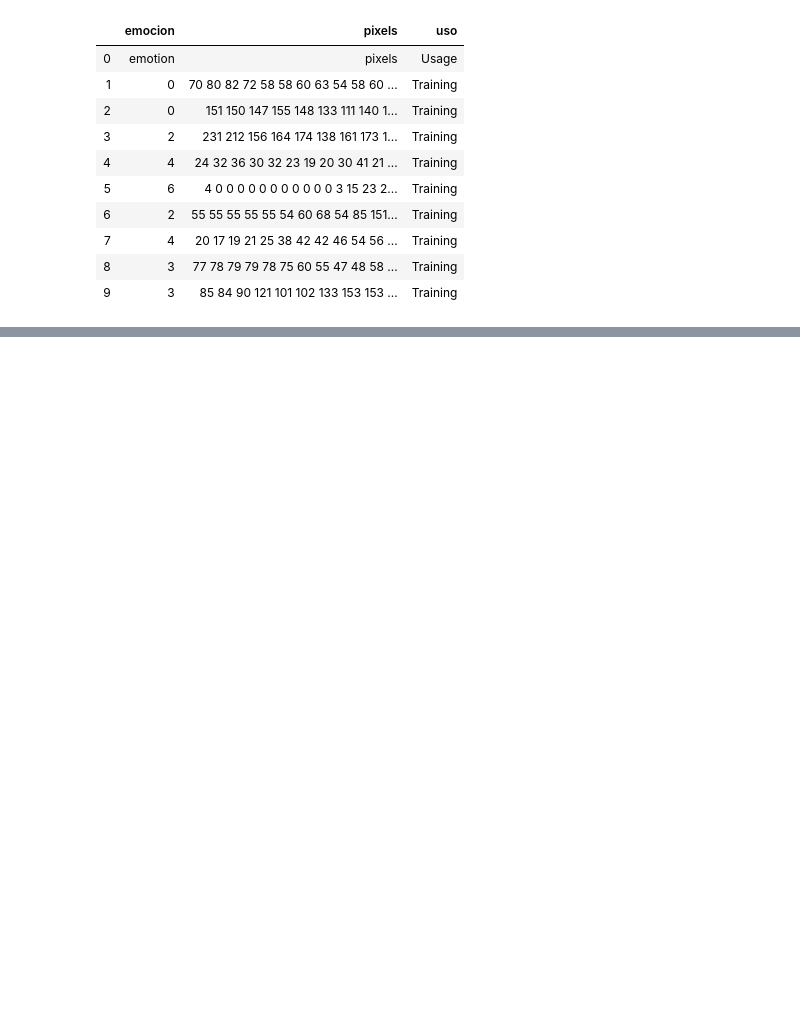
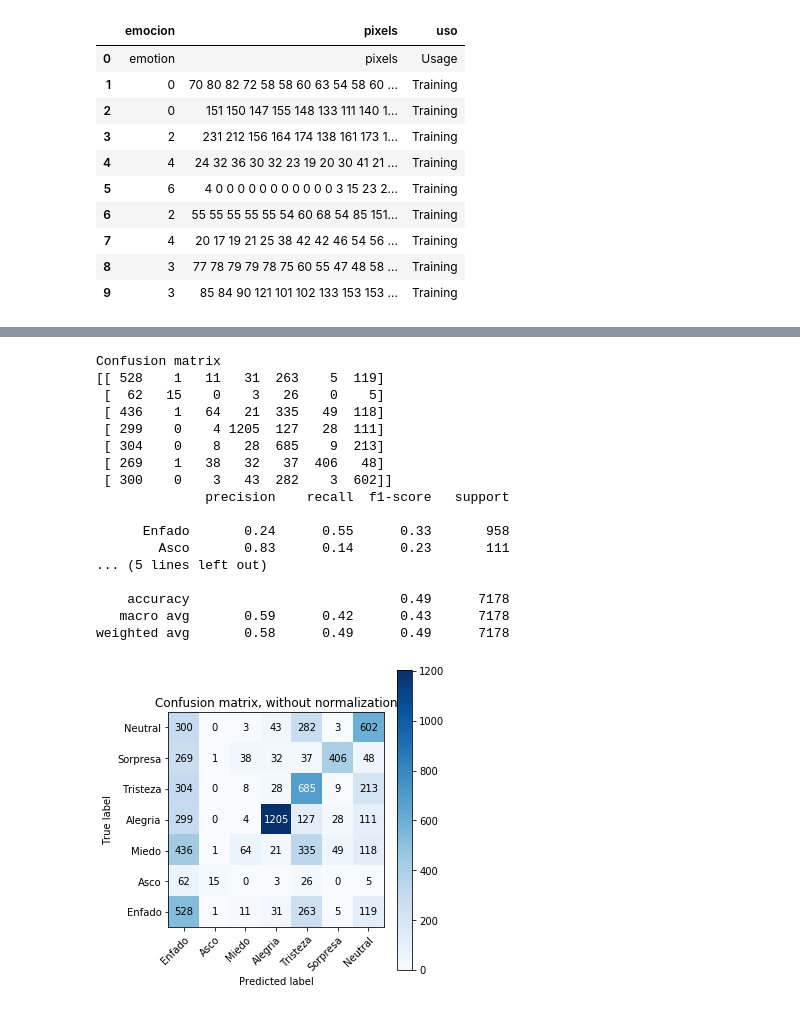
Before and after one commit to matgar03/TFGMGP, a Jupyter notebook: Notebooks/Basic CNN.ipynb, the cells around one changed output, grey strips where cells are left out. Cells and saved outputs as stored; diff of their text form; code cells hidden in the pictures; blank space fills up the shorter version.

```diff
--- a/Notebooks/Basic CNN.ipynb
+++ b/Notebooks/Basic CNN.ipynb
@@ -249,0 +458,15 @@ print(cr(Y_test.argmax(axis=1),pred.argmax(axis=1),target_names = label_map))
+# %%
+mc = ModelCheckpoint('.bcnn_4.hdf5', save_best_only=True, monitor='val_loss', mode='min')
+cb =  [es,mc,rlr]
+
+model.fit(X_train, Y_train, validation_data=(X_test, Y_test), epochs=epochs, batch_size=64, callbacks = cb)
+# %%
+model.load_weights('.bcnn_4.hdf5')
+pred = np.array(model.predict(X_test))
+pred = np.around(pred)
+pred = pred.astype(int)
+Y_test = Y_test.astype(int)
+
+
+plot_confusion_matrix(Y_test.argmax(axis=1),pred.argmax(axis=1),label_map)
+print(cr(Y_test.argmax(axis=1),pred.argmax(axis=1),target_names = label_map))
@@ -249,0 +528,5 @@ print(cr(Y_test.argmax(axis=1),pred.argmax(axis=1),target_names = label_map))
+# %%
+mc = ModelCheckpoint('.bcnn_5.hdf5', save_best_only=True, monitor='val_loss', mode='min')
+cb =  [es,mc,rlr]
+
+model.fit(X_train, Y_train, validation_data=(X_test, Y_test), epochs=epochs, batch_size=64, callbacks = cb)
@@ -250,3 +552,32 @@ print(cr(Y_test.argmax(axis=1),pred.argmax(axis=1),target_names = label_map))
+# %%
+model.load_weights('.bcnn_5.hdf5')
+pred = np.array(model.predict(X_test))
+pred = np.around(pred)
+pred = pred.astype(int)
+Y_test = Y_test.astype(int)
+
+
+plot_confusion_matrix(Y_test.argmax(axis=1),pred.argmax(axis=1),label_map)
+print(cr(Y_test.argmax(axis=1),pred.argmax(axis=1),target_names = label_map))
+# %% [output]
+Confusion matrix
+[[ 528    1   11   31  263    5  119]
+ [  62   15    0    3   26    0    5]
+ [ 436    1   64   21  335   49  118]
+ [ 299    0    4 1205  127   28  111]
+ [ 304    0    8   28  685    9  213]
+ [ 269    1   38   32   37  406   48]
+ [ 300    0    3   43  282    3  602]]
+              precision    recall  f1-score   support
+
+      Enfado       0.24      0.55      0.33       958
+        Asco       0.83      0.14      0.23       111
+... (5 lines left out)
+
+    accuracy                           0.49      7178
+   macro avg       0.59      0.42      0.43      7178
+weighted avg       0.58      0.49      0.49      7178
+[figure, added]
 # %%
 X_train, X_test, Y_train, Y_test= loadData(filename)
 X_train = X_train.reshape(N_train, 48, 48)
```
Also changed, not shown: parts of 16 cells of this notebook, 6 other files.
